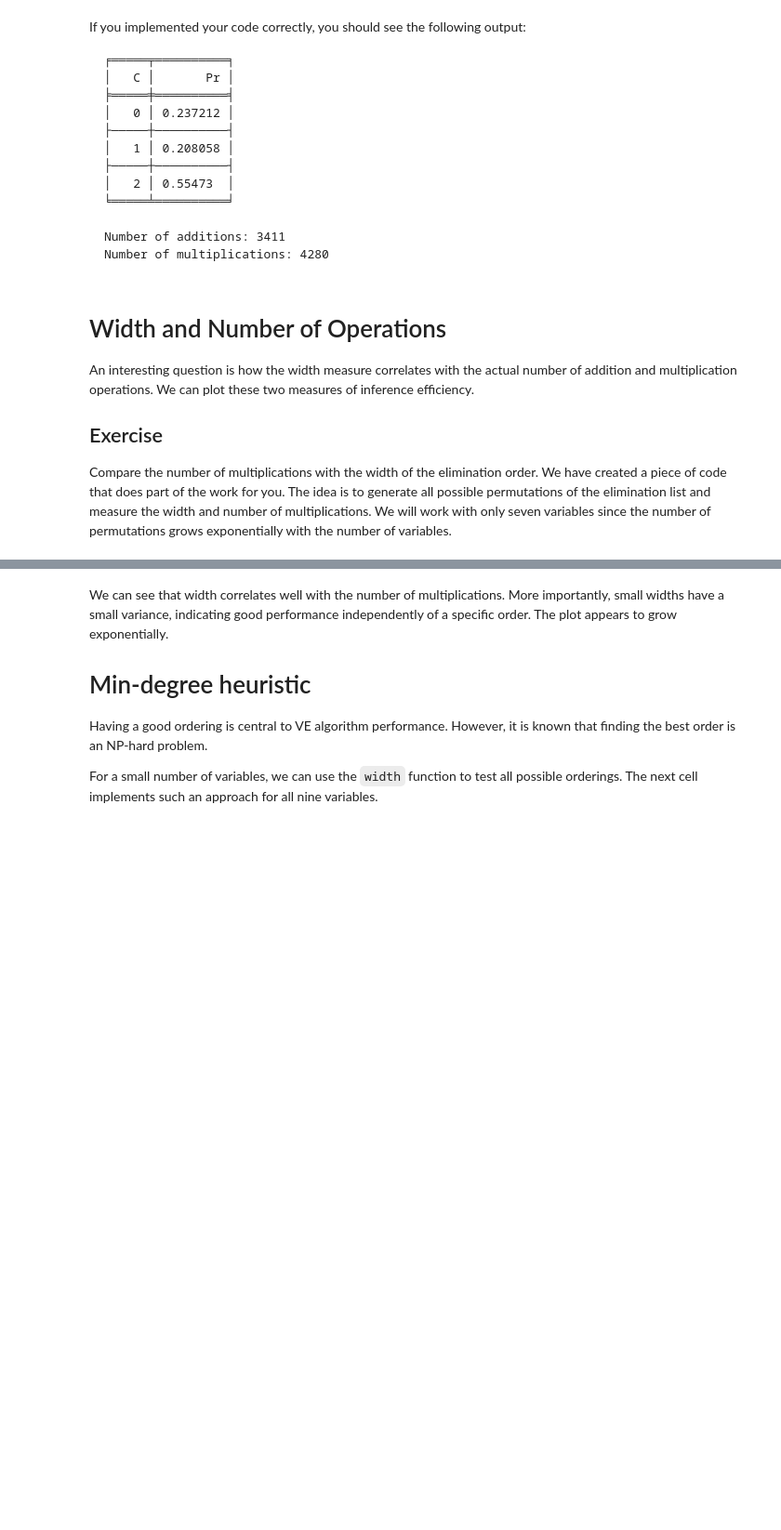
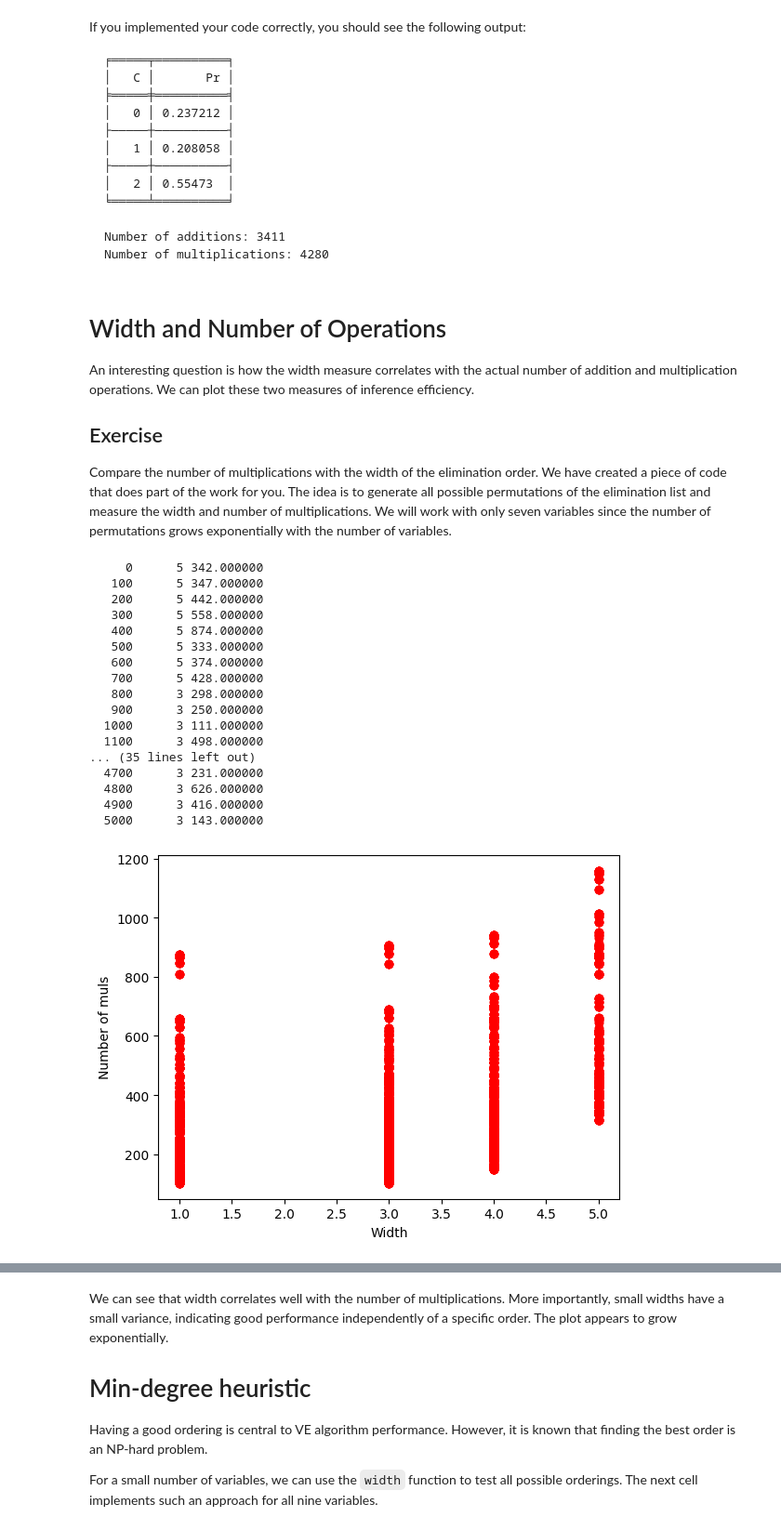
Before and after one commit to Scouttman/blp, a Jupyter notebook: COMP9418_W03_Variable_Elimination_In_Graphical_Models.ipynb, the cells around one changed output, grey strips where cells are left out. Shown at 93% size. Saved outputs shown, nothing was run; the diff lists cells and outputs as text; code cells hidden in the pictures; blank space fills up the shorter version.

```diff
--- a/COMP9418_W03_Variable_Elimination_In_Graphical_Models.ipynb
+++ b/COMP9418_W03_Variable_Elimination_In_Graphical_Models.ipynb
@@ -298,7 +298,7 @@ class BayesNet(BayesNet):
         """
         global muls, adds
         # Let's make a list of all factor objects
-        factorList = [v.domain for v in self.factors.values()]
+        factorList = [v for v in self.factors.values()]
 
         for var in order:
             # We create an empty factor as an accumulator
@@ -311,18 +311,18 @@ class BayesNet(BayesNet):
                 # and select the ones that have the variable to be eliminated
                 if var in f.domain:
                     # join the factor `f` with the accumulator `newFactor`
-                    newFactor = ... # TODO 1 line
+                    newFactor = newFactor.join(f)
                     if not first:
                         muls += newFactor.table.size # keep track of multiplications being done with each join operation
                     first = False
 
                 else:
                     # since the factor `f` doesn't contain `var`, we will keep it for next iteration
-                    ... # TODO 1 line
+                    updatedFactorsList.append(f)
 
             # Now, we need to remove var from the domain of the new factor.
             adds += newFactor.table.size # keep track of the number of additions being done in the following marginalization
-            newFactor = ... # TODO marginalize out `var`
+            newFactor = newFactor.marginalize(var) # TODO marginalize out `var`
             # append the new combined factor to the factor list
             updatedFactorsList.append(newFactor)
             # replace factorList with the updated factor list, ready for the next iteration
@@ -378,23 +391,26 @@ class BayesNet(BayesNet):
     def inferenceByEnum(self, order):
         global muls, adds
         # Let's make a list of factors
-        factorList = ... # TODO 1 line
+        factorList = [v for v in self.factors.values()] # TODO 1 line
 
         # Create an empty factor as accumulator
-        newFactor = ... # TODO 1 line
+        newFactor = Factor(tuple(),self.outcomeSpace) # TODO 1 line
 
         first = True
         # Lets iterate over all factors
         for f in factorList:
-            newFactor = ... # TODO join 1 line
+            newFactor = newFactor.join(f) # TODO join 1 line
             if not first:
-                ... # TODO count multiplications 1 line
+                # count multiplications 1 line
+                muls += newFactor.table.size # keep track of multiplications being done with each join operation
+
             first = False
 
         for var in order:
             # Now, we need to remove var from the domain of the new factor.
-            ... # TODO count additions 1 line
-            newFactor = ... # TODO marginalize 1 line
+            # ... # TODO count additions 1 line
+            adds += newFactor.table.size # keep track of the number of additions being done in the following marginalization
+            newFactor = newFactor.marginalize(var) # TODO marginalize 1 line
 
         return newFactor
 
@@ -438,25 +467,44 @@ Compare the number of multiplications with the width of the elimination order. W
 # %%
 # List with width of all permutations of the elimination list ('V', 'H', 'S', 'L', 'O', 'A', 'T')
 widthList = []
 # List with number of multiplications ofr the same permutations
 mulList = []
 for i, perm in enumerate(permutations(('V', 'H', 'S', 'L', 'O', 'A', 'T'))):
     # Call the width function for the permutation in p
-    w = ... # TODO compute width of order. 1 line
+    w =  ICU_Net.width(perm) # TODO compute width of order. 1 line
     widthList.append(w)
     # Initialize muls
     muls = 0
     # Call the VE function to compute the number of multiplications
-    ... # TODO 1 line
+    ICU_Net.VE(perm) # TODO 1 line
     mulList.append(muls)
     # Print some information since it may take some time to finish
     if (i % 100 == 0):
         print("%6d %6d %1.6f" % (i, w, muls))
 # Generate plots
 plt.plot(widthList, mulList, 'ro')
 plt.xlabel("Width")
 plt.ylabel("Number of muls")
 plt.show()
+# %% [output]
+     0      5 342.000000
+   100      5 347.000000
+   200      5 442.000000
+   300      5 558.000000
+   400      5 874.000000
+   500      5 333.000000
+   600      5 374.000000
+   700      5 428.000000
+   800      3 298.000000
+   900      3 250.000000
+  1000      3 111.000000
+  1100      3 498.000000
+... (35 lines left out)
+  4700      3 231.000000
+  4800      3 626.000000
+  4900      3 416.000000
+  5000      3 143.000000
+[figure, added]
 # %%
 # List with width of all permutations of the elimination list ('V', 'H', 'S', 'L', 'O', 'A', 'T')
 widthList = []
```
Also changed, not shown: parts of 9 cells of this notebook.
